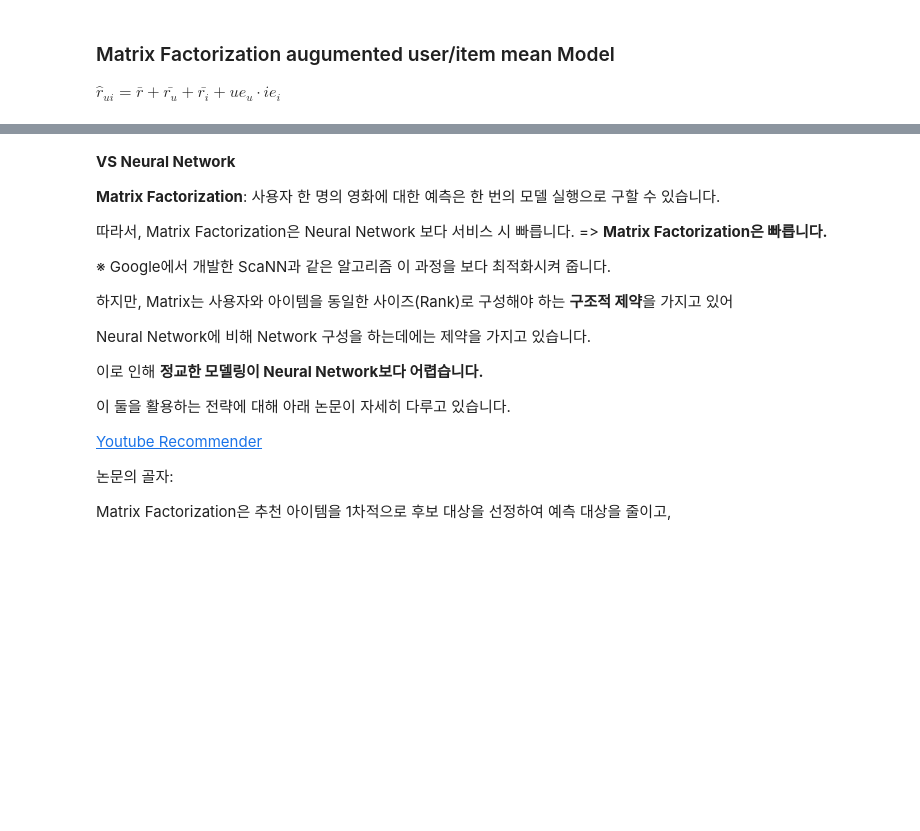
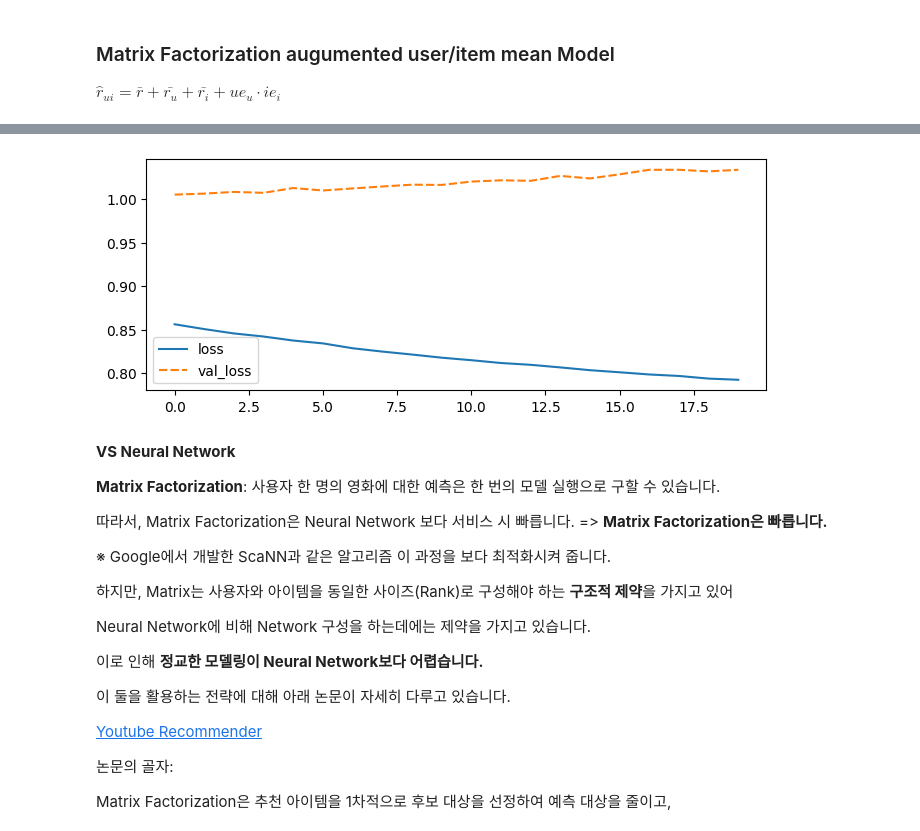
Before and after one commit to sunkusun9/rcmd_2503, a Jupyter notebook: 4.Matrix Factorization1.ipynb, the cells around one changed output, grey strips where cells are left out. Cells and saved outputs as stored; diff of their text form; code cells hidden in the pictures; blank space fills up the shorter version.

```diff
--- a/4.Matrix Factorization1.ipynb
+++ b/4.Matrix Factorization1.ipynb
@@ -647,5 +659,7 @@ if gpus:
 # %%
 from sklearn.model_selection import train_test_split
-df_train, df_test = train_test_split(df_ratings, train_size=0.8, random_state=123, shuffle=True)
+df_train, df_test = train_test_split(
+    df_ratings, train_size=0.8, random_state=123, shuffle=True
+)
 # %%
 df_train['user id'].value_counts()
@@ -911,4 +1060,4 @@ nn_model.compile(
     loss=tf.keras.losses.MeanSquaredError(),
     metrics=[tf.keras.metrics.MeanSquaredError()]
 )
-nn_model.fit(ds_train.shuffle(10000).batch(256), validation_data=ds_test.batch(1024), epochs=20)
+history = nn_model.fit(ds_train.shuffle(10000).batch(256), validation_data=ds_test.batch(1024), epochs=20)
@@ -915,3 +1082,13 @@ nn_model.fit(ds_train.shuffle(10000).batch(256), validation_data=ds_test.batch(1
+# %%
+plt.figure(figsize = (8, 3))
+pd.DataFrame(history.history).drop(
+    columns = ['mean_squared_error', 'val_mean_squared_error']
+).pipe(
+    lambda x: sns.lineplot(x)
+)
+plt.show()
+# %% [output]
+[figure, added]
 # %% [markdown]
 **VS Neural Network**
 
```
Also changed, not shown: parts of 15 cells of this notebook.
